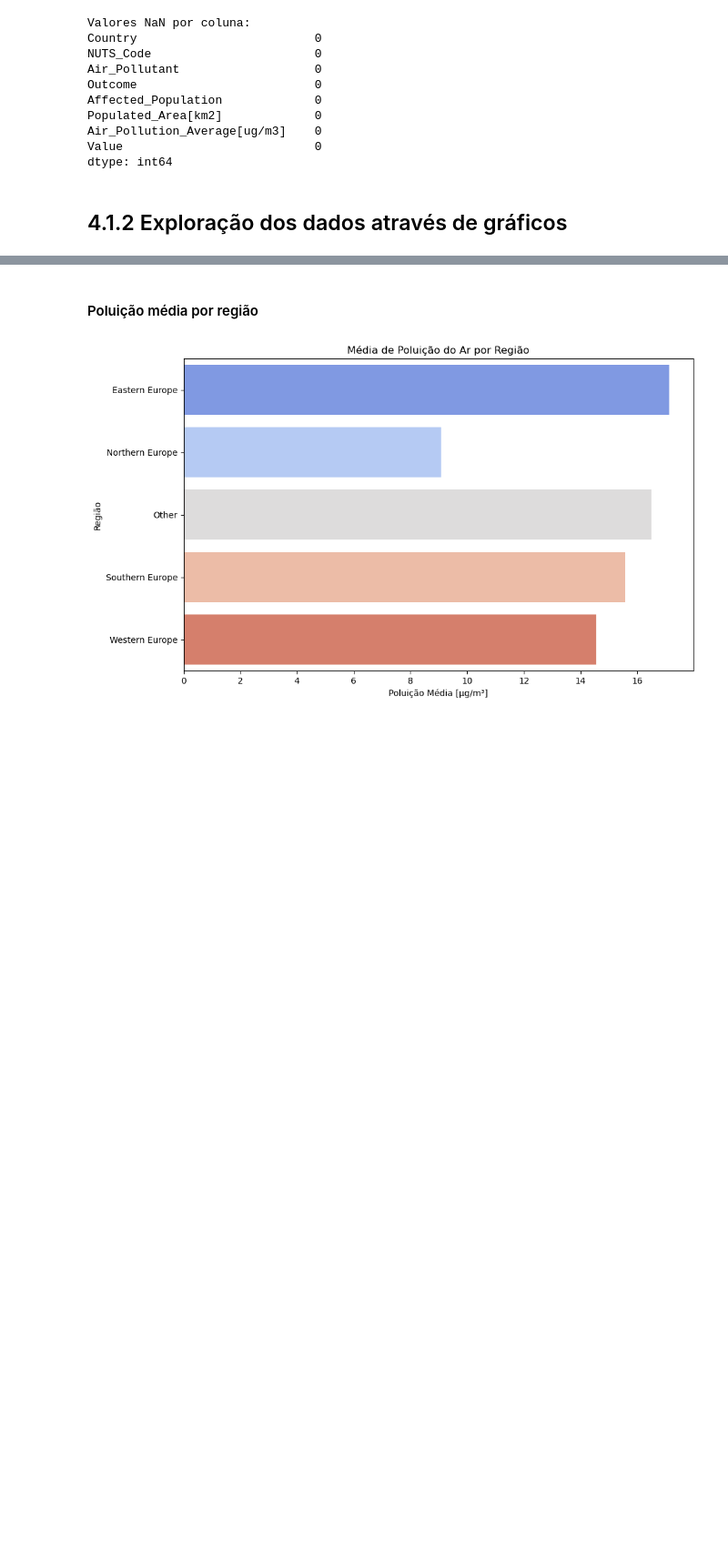
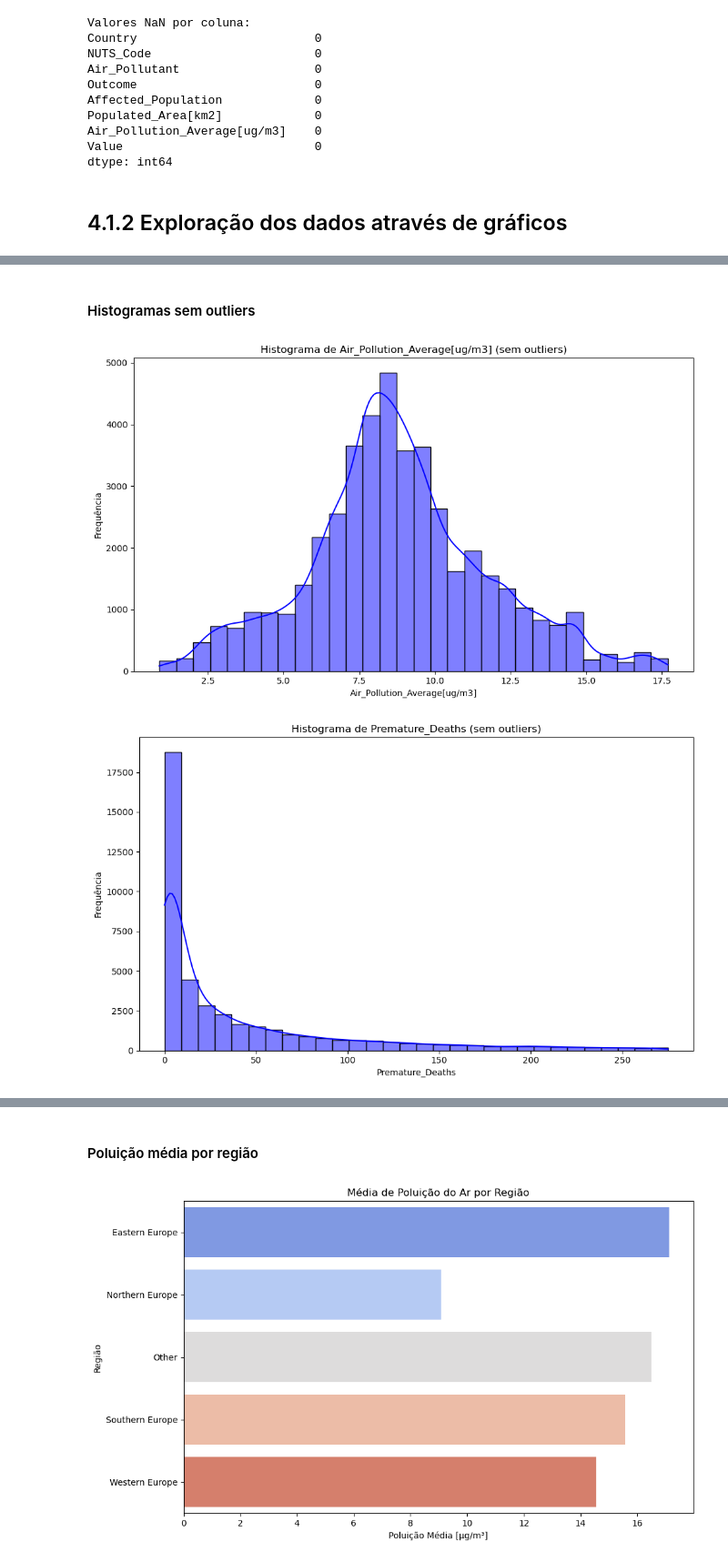
Before and after one commit to laurabmurias/anadi-practical-work-2, a Jupyter notebook: Jupyter/Analise.ipynb, the cells around one changed output, grey strips where cells are left out. Shown at 91% size. Saved outputs shown, nothing was run; the diff lists cells and outputs as text; code cells hidden in the pictures; blank space fills up the shorter version.

Commit message:
Histogramas com e sem outliers

```diff
--- a/Jupyter/Analise.ipynb
+++ b/Jupyter/Analise.ipynb
@@ -97,10 +99,6 @@ def hist_plot_and_normality_check(column_name):
     plt.ylabel('Frequência')
     plt.tight_layout()
     plt.show()
-
-    # Teste de normalidade de D'Agostino e Pearson
-    stat, p_value = normaltest(df[column_name].dropna())
-    print(f'Teste de normalidade para {column_name}: Estatística={stat:.3f}, p-valor={p_value:.3f}')
 # %%
 hist_plot_and_normality_check('Air_Pollution_Average[ug/m3]')
 # %% [output]
@@ -118,0 +114,29 @@ Teste de normalidade para Affected_Population: Estatística=140462.506, p-valor=
+# %% [markdown]
+#### Histogramas sem outliers
+# %%
+sys.path.append(os.path.abspath('..'))
+from processamento import df
+def hist_plot_and_normality_check(column_name):
+    data = df[column_name].dropna()
+
+    # Remoção de outliers com base no intervalo interquartil (IQR)
+    Q1 = data.quantile(0.25)
+    Q3 = data.quantile(0.75)
+    IQR = Q3 - Q1
+    filtered_data = data[(data >= Q1 - 1.5 * IQR) & (data <= Q3 + 1.5 * IQR)]
+
+    # Histograma com KDE
+    plt.figure(figsize=(10, 6))
+    sns.histplot(filtered_data, kde=True, color='blue', bins=30)
+    plt.title(f'Histograma de {column_name} (sem outliers)')
+    plt.xlabel(column_name)
+    plt.ylabel('Frequência')
+    plt.tight_layout()
+    plt.show()
+# %%
+hist_plot_and_normality_check('Air_Pollution_Average[ug/m3]')
+hist_plot_and_normality_check('Premature_Deaths')
+hist_plot_and_normality_check('Affected_Population')
+# %% [output]
+[figure, added]
+[figure, added]
```
Also changed, not shown: parts of 5 cells of this notebook, 1 other file.
